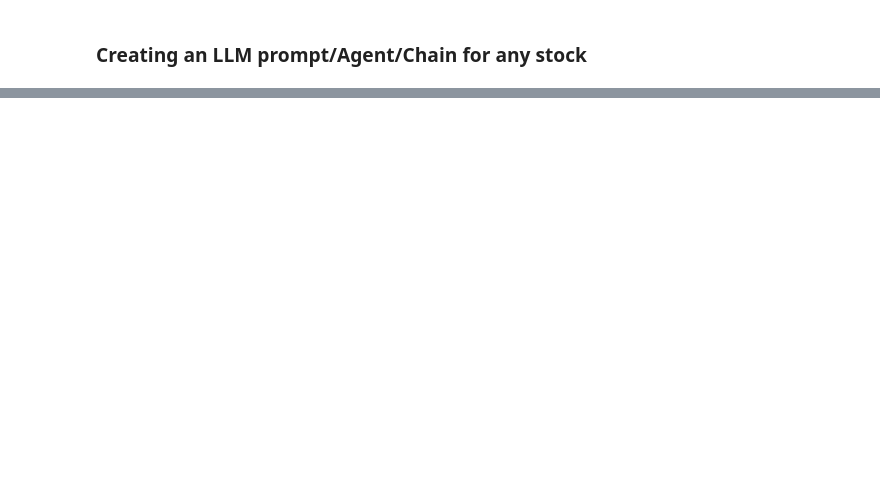
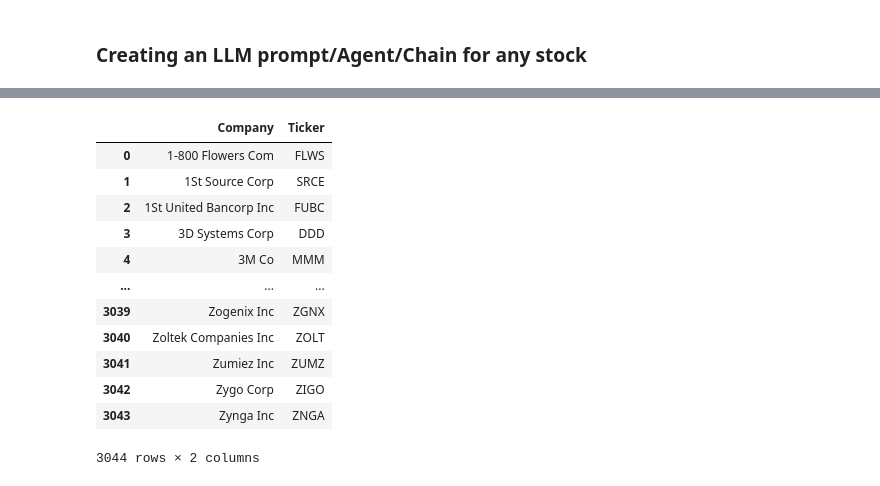
Before and after one commit to maneelusf/lstocklopenbbm, a Jupyter notebook: Untitled.ipynb, the cells around one changed output, grey strips where cells are left out. Cells and saved outputs as stored; diff of their text form; code cells hidden in the pictures; blank space fills up the shorter version.

```diff
--- a/Untitled.ipynb
+++ b/Untitled.ipynb
@@ -150,0 +230,16 @@ df
+# %%
+pd.read_csv('../ticker/stocks.csv')
+# %% [output]
+|  | Company | Ticker |
+| 0 | 1-800 Flowers Com | FLWS |
+| 1 | 1St Source Corp | SRCE |
+| 2 | 1St United Bancorp Inc | FUBC |
+| 3 | 3D Systems Corp | DDD |
+| 4 | 3M Co | MMM |
+| ... | ... | ... |
+| 3039 | Zogenix Inc | ZGNX |
+| 3040 | Zoltek Companies Inc | ZOLT |
+| 3041 | Zumiez Inc | ZUMZ |
+| 3042 | Zygo Corp | ZIGO |
+| 3043 | Zynga Inc | ZNGA |
+3044 rows × 2 columns
```
Also changed, not shown: parts of 15 cells of this notebook, 23 other files.
